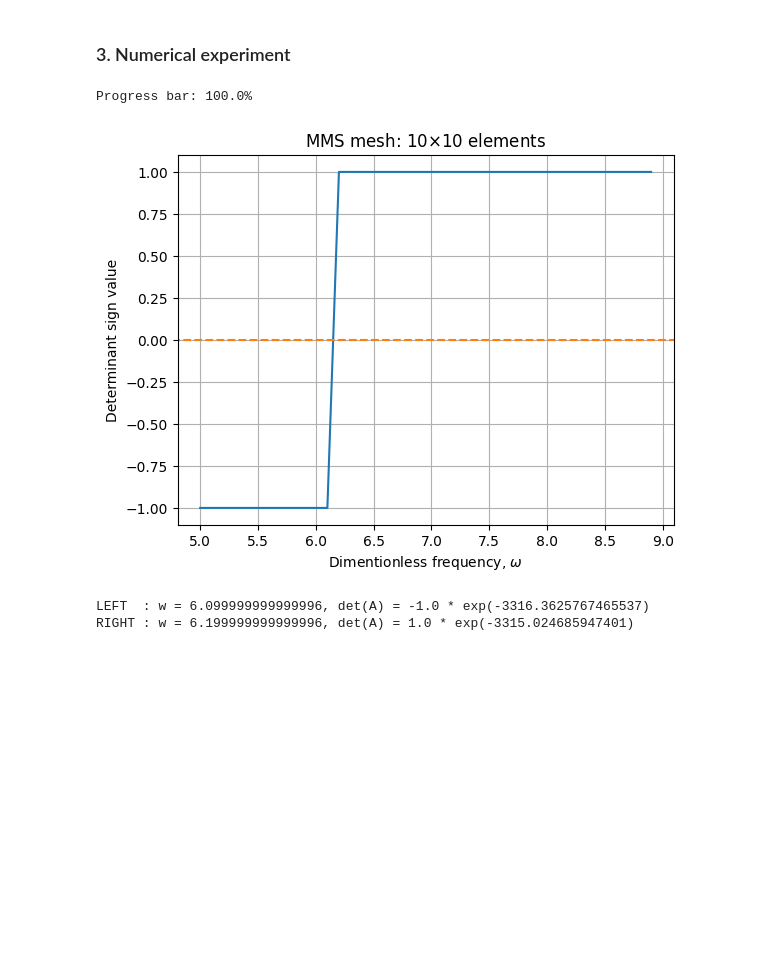
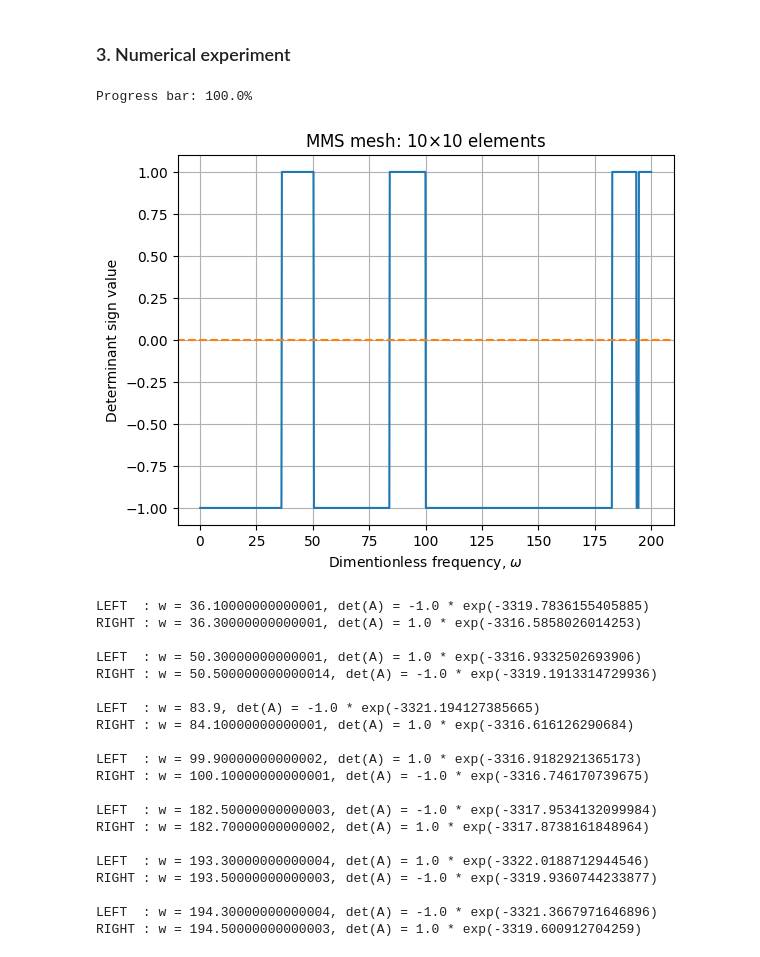
Before and after one commit to arroneq/KPI-FAM-subjects, a Jupyter notebook: Numerical Methods/Lab 5/nmmp5.ipynb, the cells around one changed output. Saved outputs shown, nothing was run; the diff lists cells and outputs as text; code cells hidden in the pictures; blank space fills up the shorter version.

```diff
--- a/Numerical Methods/Lab 5/nmmp5.ipynb
+++ b/Numerical Methods/Lab 5/nmmp5.ipynb
@@ -42,7 +42,7 @@ plate_info = {
     "shape"      : "rectangular plate + beam",
                  # "rectangular", "rectangular-cutout", "rectangular-support-points",
                  # "rectangular-beam-like", "rectangular-strip-beam-like", "rectangular-soap-film-cutout"
-                 # "rectangular plate + beam"
+                 # "rectangular plate + beam", "just beam"
     "boundaries" : {
         "bottom" : "SSSS",
         "left"   : "FFFF",
@@ -63,9 +63,9 @@ if plate_info["shape"] == "rectangular plate + beam":
     E = 2e10
     h = 0.006
     pho = 2700
-    F = 1
 
-    Bb = Hb = 0.004
+    Bb = 0.004
+    Hb = 0.004
     K = Hb**4 * 0.1408333
     Ip = Bb*Hb*(Bb**2 + Hb**2)/12
     beta = 1/3
@@ -75,12 +75,12 @@ else:
     E = 2e10
     h = 0.006
     pho = 2700
-    F = 1
-    D = E * h**3 / (12 * (1-v**2))
+    D = E * 0.004**3 / (12 * (1-v**2))
 
     # v = 0.3
+    # E = 1
+    # pho = 1
+    # h = 1
     # D = 1
-    # pho = 1
-    # F = 1
 # %% [output]
 Space delta: lx = 0.1, ly = 0.1
@@ -4975,7 +5043,7 @@ def find_approximate_intersection_intervals(omega_left_edge,omega_right_edge,ome
     print(f"Progress bar: 0%")
 
     for omega in omega_candidates:
-        k = omega**2 * pho * F
+        k = omega**2 * pho * h
         gamma = np.power(k/(D*(1-v**2)),0.25)
 
         if sparse_calculation == False:
@@ -4992,7 +5060,9 @@ def find_approximate_intersection_intervals(omega_left_edge,omega_right_edge,ome
             if plate_info["shape"] == "rectangular-soap-film-cutout":
                 A, B = soap_film_cutout_rectangular_plate_transfer_matrix_equations(k,gamma,number_of_elements)
             if plate_info["shape"] == "rectangular plate + beam":
-                A, B = beam_and_rectangular_plate_transfer_matrix_equations(k,gamma,number_of_elements)
+                A, B = beam_and_rectangular_plate_transfer_matrix_equations(omega,number_of_elements)
+            if plate_info["shape"] == "just beam":
+                A, B = beam_transfer_matrix_equations(omega,number_of_elements)
 
             sign, logdet = np.linalg.slogdet(A)
             determinant_sign[iteration] = sign
@@ -5016,7 +5086,7 @@ def find_approximate_intersection_intervals(omega_left_edge,omega_right_edge,ome
             if plate_info["shape"] == "rectangular-soap-film-cutout":
                 A, B = soap_film_cutout_rectangular_plate_sparse_transfer_matrix_equations(k,gamma,number_of_elements)
             if plate_info["shape"] == "rectangular plate + beam":
-                A, B = beam_and_rectangular_plate_sparse_transfer_matrix_equations(k,gamma,number_of_elements)
+                A, B = beam_and_rectangular_plate_sparse_transfer_matrix_equations(omega,number_of_elements)
 
             lu = scipy.sparse.linalg.splu(A.tocsc(), permc_spec="COLAMD", diag_pivot_thresh=1e-6)
             diagL = lu.L.diagonal()
@@ -5293,15 +5363,33 @@ def sparse_determinant_function(omega):
 ### 3. Numerical experiment
 # %%
 approximate_intervals, determinant_sign, determinant_log_value = find_approximate_intersection_intervals(
-    omega_left_edge    = 5,
-    omega_right_edge   = 9,
-    omega_step         = 0.1
+    omega_left_edge    = 0.1,
+    omega_right_edge   = 200,
+    omega_step         = 0.2
 )
 # %% [output]
 Progress bar: 100.0%
-[figure, old version]
+[figure, new version]
-LEFT  : w = 6.099999999999996, det(A) = -1.0 * exp(-3316.3625767465537)
-RIGHT : w = 6.199999999999996, det(A) = 1.0 * exp(-3315.024685947401)
+LEFT  : w = 36.10000000000001, det(A) = -1.0 * exp(-3319.7836155405885)
+RIGHT : w = 36.30000000000001, det(A) = 1.0 * exp(-3316.5858026014253)
+
+LEFT  : w = 50.30000000000001, det(A) = 1.0 * exp(-3316.9332502693906)
+RIGHT : w = 50.500000000000014, det(A) = -1.0 * exp(-3319.1913314729936)
+
+LEFT  : w = 83.9, det(A) = -1.0 * exp(-3321.194127385665)
+RIGHT : w = 84.10000000000001, det(A) = 1.0 * exp(-3316.616126290684)
+
+LEFT  : w = 99.90000000000002, det(A) = 1.0 * exp(-3316.9182921365173)
+RIGHT : w = 100.10000000000001, det(A) = -1.0 * exp(-3316.746170739675)
+
+LEFT  : w = 182.50000000000003, det(A) = -1.0 * exp(-3317.9534132099984)
+RIGHT : w = 182.70000000000002, det(A) = 1.0 * exp(-3317.8738161848964)
+
+LEFT  : w = 193.30000000000004, det(A) = 1.0 * exp(-3322.0188712944546)
+RIGHT : w = 193.50000000000003, det(A) = -1.0 * exp(-3319.9360744233877)
+
+LEFT  : w = 194.30000000000004, det(A) = -1.0 * exp(-3321.3667971646896)
+RIGHT : w = 194.50000000000003, det(A) = 1.0 * exp(-3319.600912704259)
 # %%
 left_interval_edge = approximate_intervals[0][0]
 right_interval_edge = approximate_intervals[0][1]
```
Also changed, not shown: parts of 4 cells of this notebook, 1 other file.
